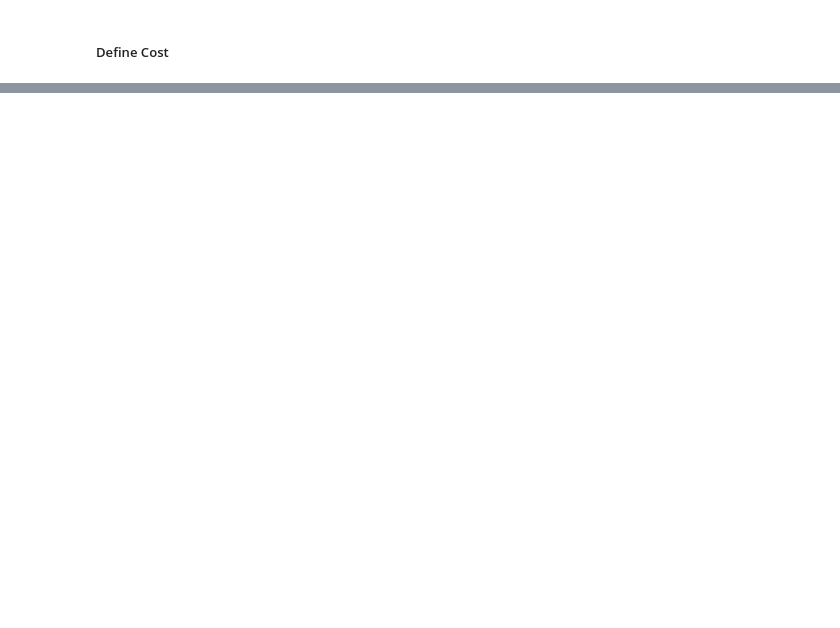
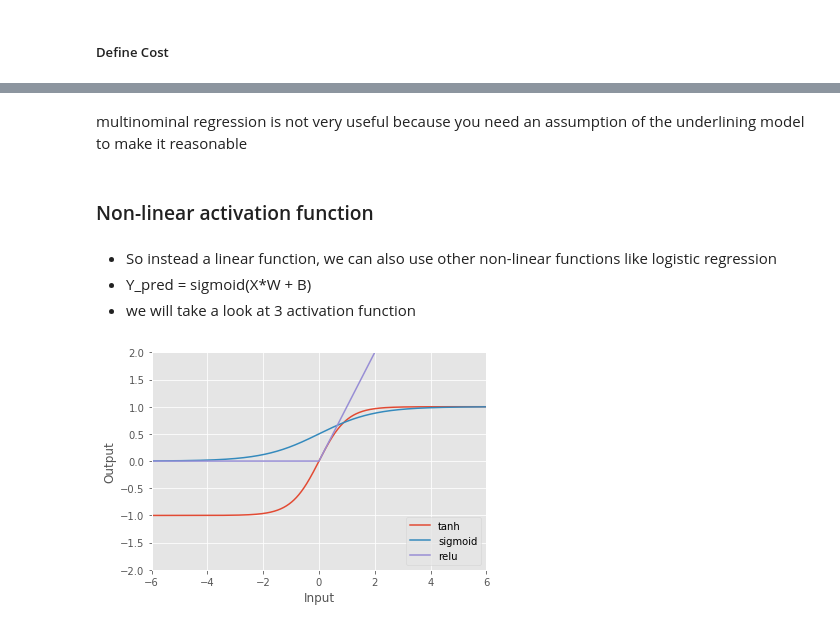
Before and after one commit to johnsonice/tensorflow, a Jupyter notebook: notebooks/2_neuro_network.ipynb, the cells around one changed output, grey strips where cells are left out. Cells and saved outputs as stored; diff of their text form; code cells hidden in the pictures; blank space fills up the shorter version.

```diff
--- a/notebooks/2_neuro_network.ipynb
+++ b/notebooks/2_neuro_network.ipynb
@@ -54,0 +171,22 @@ cost = distance(Y_pred, Y)
+# %% [markdown]
+multinominal regression is not very useful because you need an assumption of the underlining model to make it reasonable
+# %% [markdown]
+### Non-linear activation function
+# %% [markdown]
+- So instead a linear function, we can also use other non-linear functions like logistic regression
+- Y_pred = sigmoid(X*W + B)
+- we will take a look at 3 activation function
+# %%
+sess = tf.InteractiveSession()
+x = np.linspace(-6,6,1000)
+plt.plot(x, tf.nn.tanh(x).eval(), label='tanh')
+plt.plot(x, tf.nn.sigmoid(x).eval(), label='sigmoid')
+plt.plot(x, tf.nn.relu(x).eval(), label='relu')
+plt.legend(loc='lower right')
+plt.xlim([-6, 6])
+plt.ylim([-2, 2])
+plt.xlabel('Input')
+plt.ylabel('Output')
+plt.grid('on')
+# %% [output]
+[figure, added]
```
Also changed, not shown: parts of 26 cells of this notebook, 6 other files.
